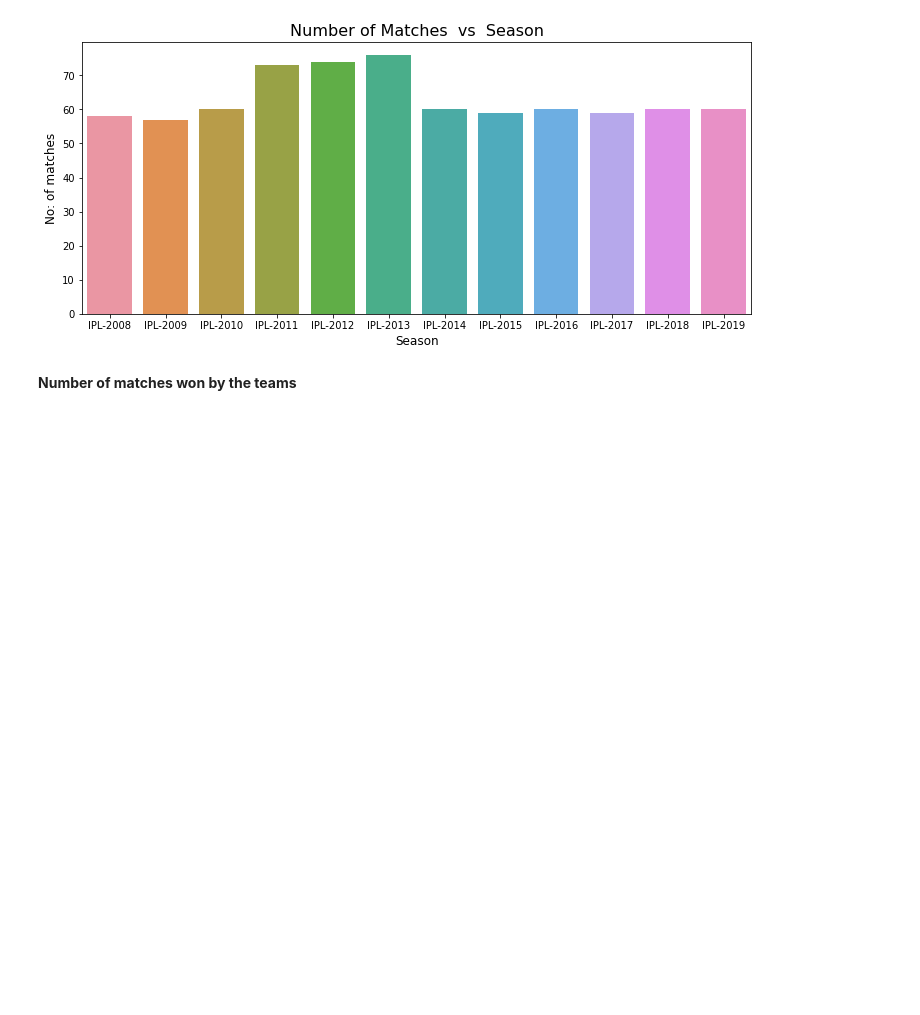
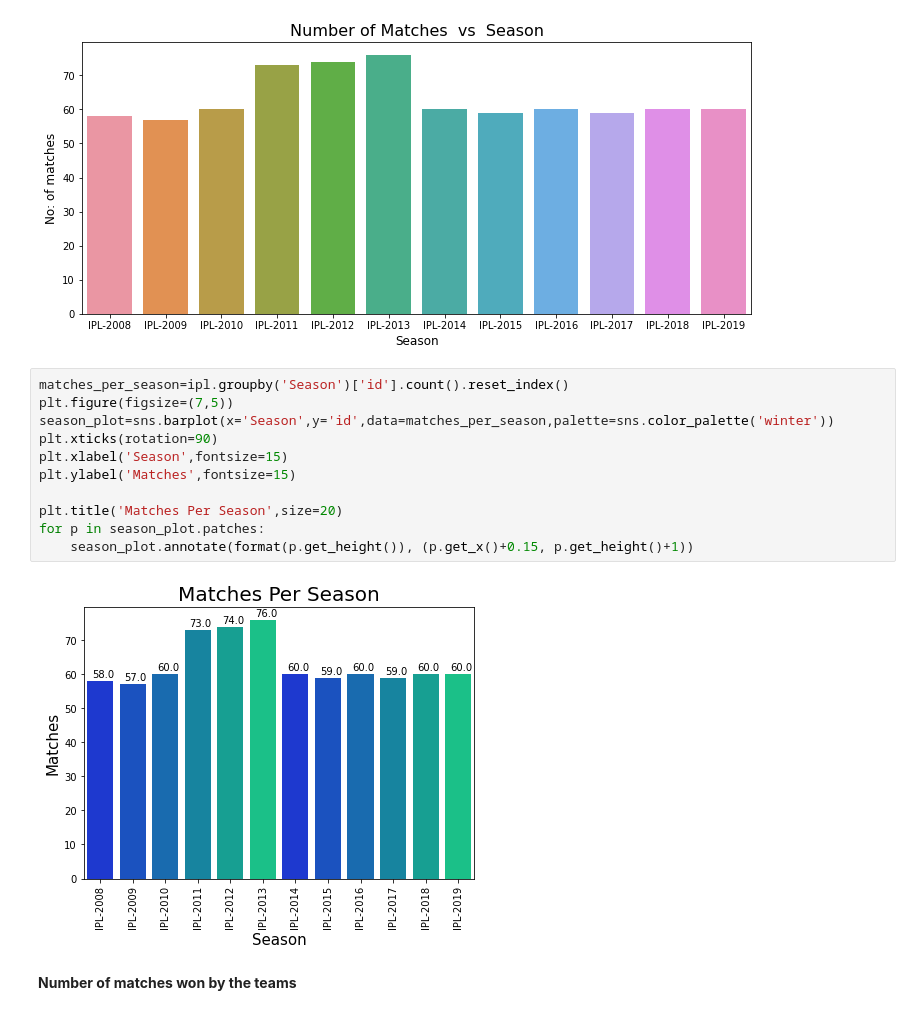
Before and after one commit to Jalpeshv/IPL-Analysis, a Jupyter notebook: IPL_Exploratory_Data_Analysis.ipynb, the cells around one changed output. Saved outputs shown, nothing was run; the diff lists cells and outputs as text; blank space fills up the shorter version.

Commit message:
More graph added

```diff
--- a/IPL_Exploratory_Data_Analysis.ipynb
+++ b/IPL_Exploratory_Data_Analysis.ipynb
@@ -31,6 +32,19 @@ plt.title('Number of Matches  vs  Season',fontsize=16)
 # %% [output]
 Text(0.5, 1.0, 'Number of Matches  vs  Season')
 [figure]
+# %%
+matches_per_season=ipl.groupby('Season')['id'].count().reset_index()
+plt.figure(figsize=(7,5))
+season_plot=sns.barplot(x='Season',y='id',data=matches_per_season,palette=sns.color_palette('winter'))
+plt.xticks(rotation=90)
+plt.xlabel('Season',fontsize=15)
+plt.ylabel('Matches',fontsize=15)
+
+plt.title('Matches Per Season',size=20)
+for p in season_plot.patches:
+    season_plot.annotate(format(p.get_height()), (p.get_x()+0.15, p.get_height()+1))
+# %% [output]
+[figure, added]
 # %% [markdown]
 **Number of matches won by the teams**
 # %%
```
Also changed, not shown: parts of 14 cells of this notebook.
